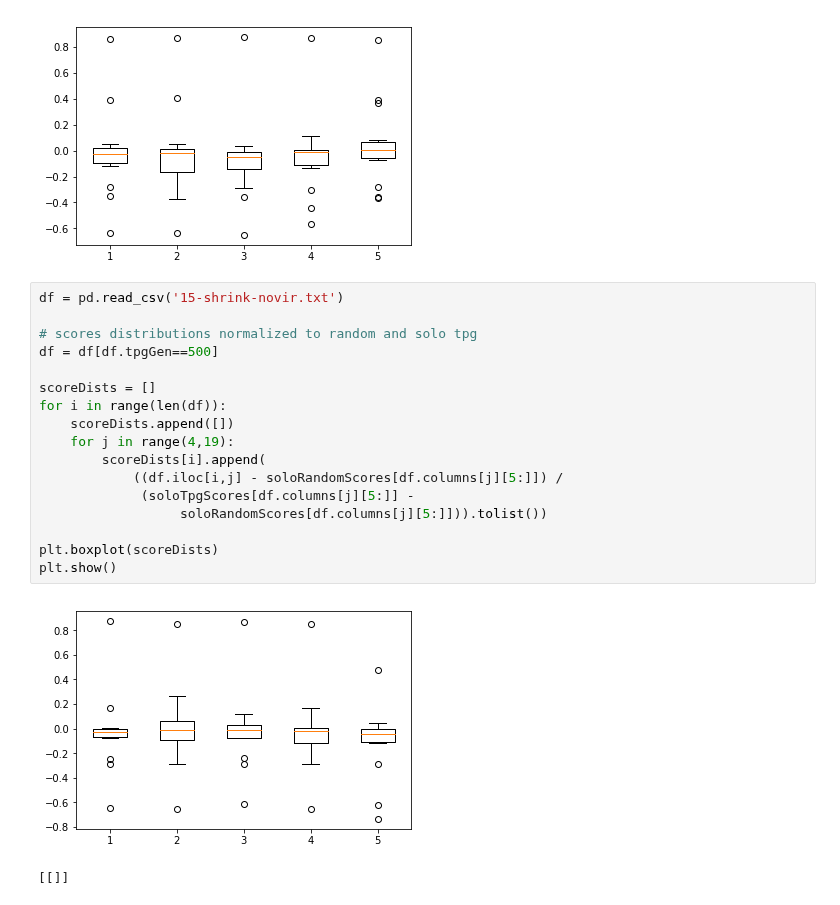
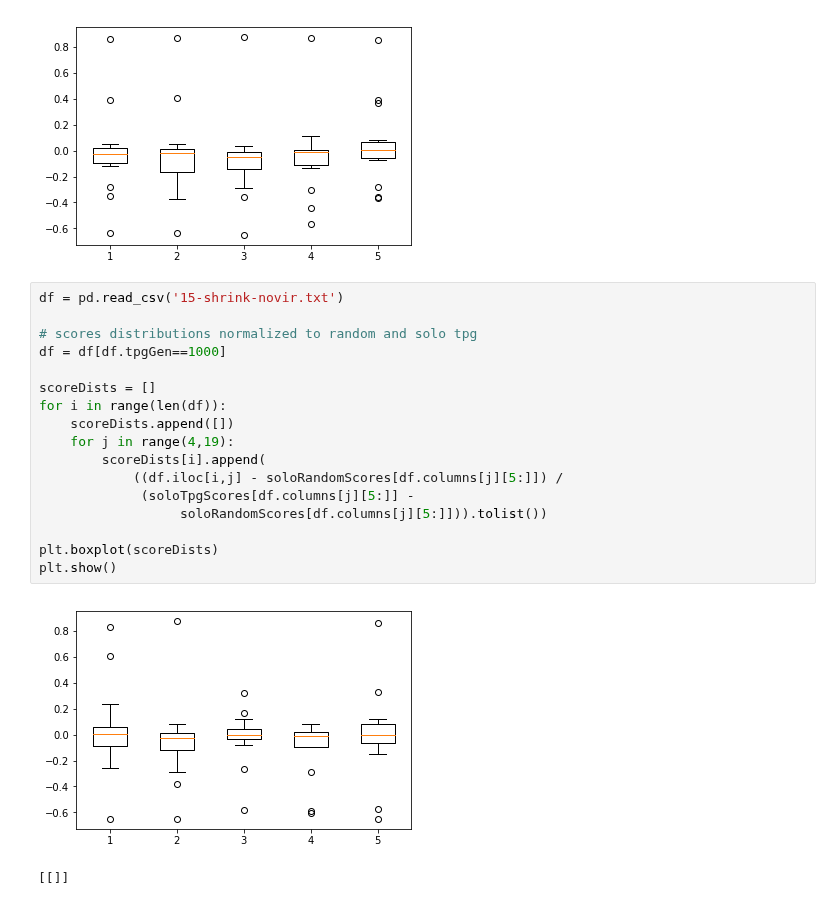
Before and after one commit to Ryan-Amaral/general-game-playing-tpg, a Jupyter notebook: champion-scores/champion-scores.ipynb, the cells around one changed output. Saved outputs shown, nothing was run; the diff lists cells and outputs as text.

```diff
--- a/champion-scores/champion-scores.ipynb
+++ b/champion-scores/champion-scores.ipynb
@@ -50,22 +50,22 @@ plt.show()
 # %%
 df = pd.read_csv('15-shrink-novir.txt')
 
 # scores distributions normalized to random and solo tpg
-df = df[df.tpgGen==500]
+df = df[df.tpgGen==1000]
 
 scoreDists = []
 for i in range(len(df)):
     scoreDists.append([])
     for j in range(4,19):
         scoreDists[i].append(
             ((df.iloc[i,j] - soloRandomScores[df.columns[j][5:]]) /
              (soloTpgScores[df.columns[j][5:]] -
                   soloRandomScores[df.columns[j][5:]])).tolist())
 
 plt.boxplot(scoreDists)
 plt.show()
 # %% [output]
-[figure, old version]
+[figure, new version]
 # %%
 # %% [output]
 [[]]
```
Also changed, not shown: 3 other files.
